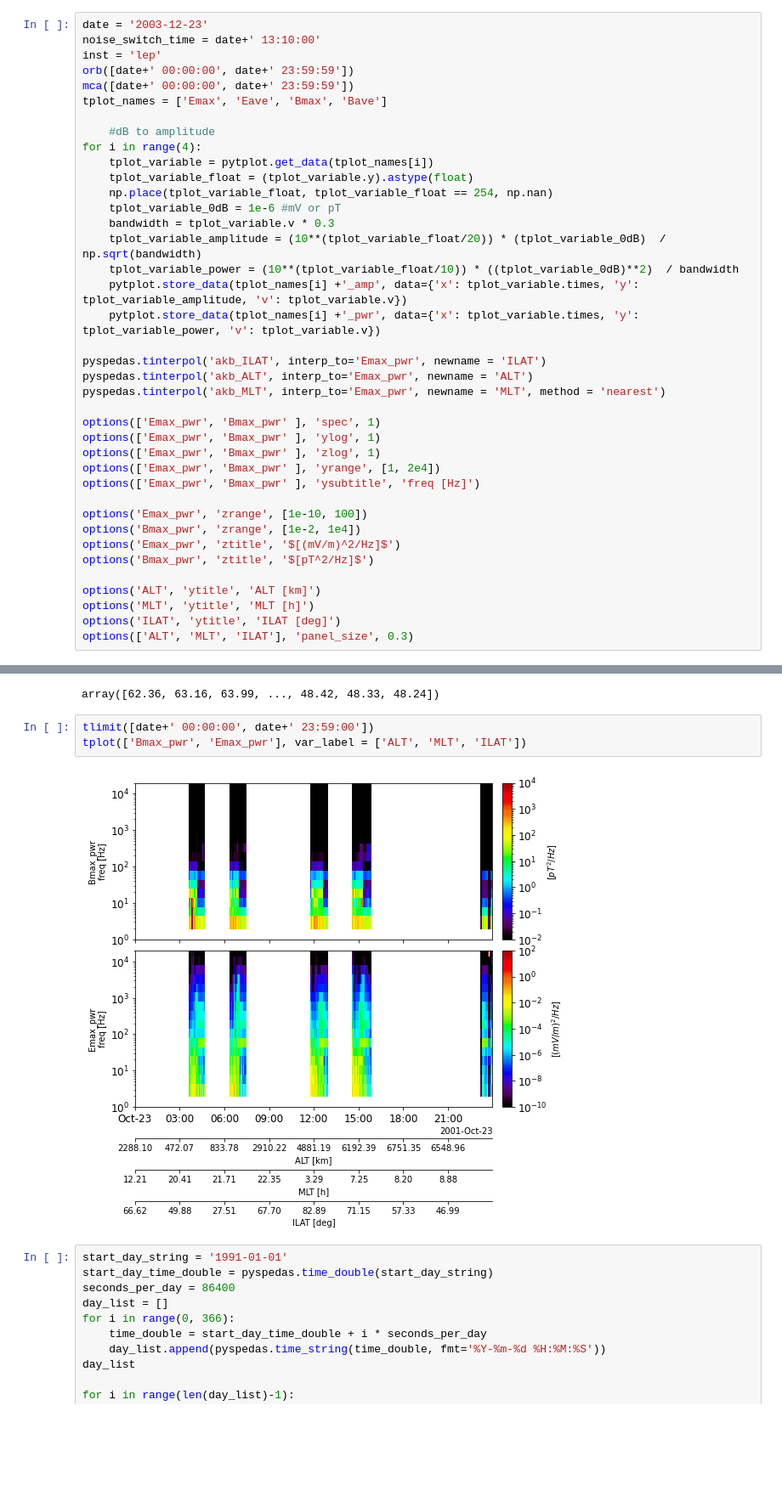
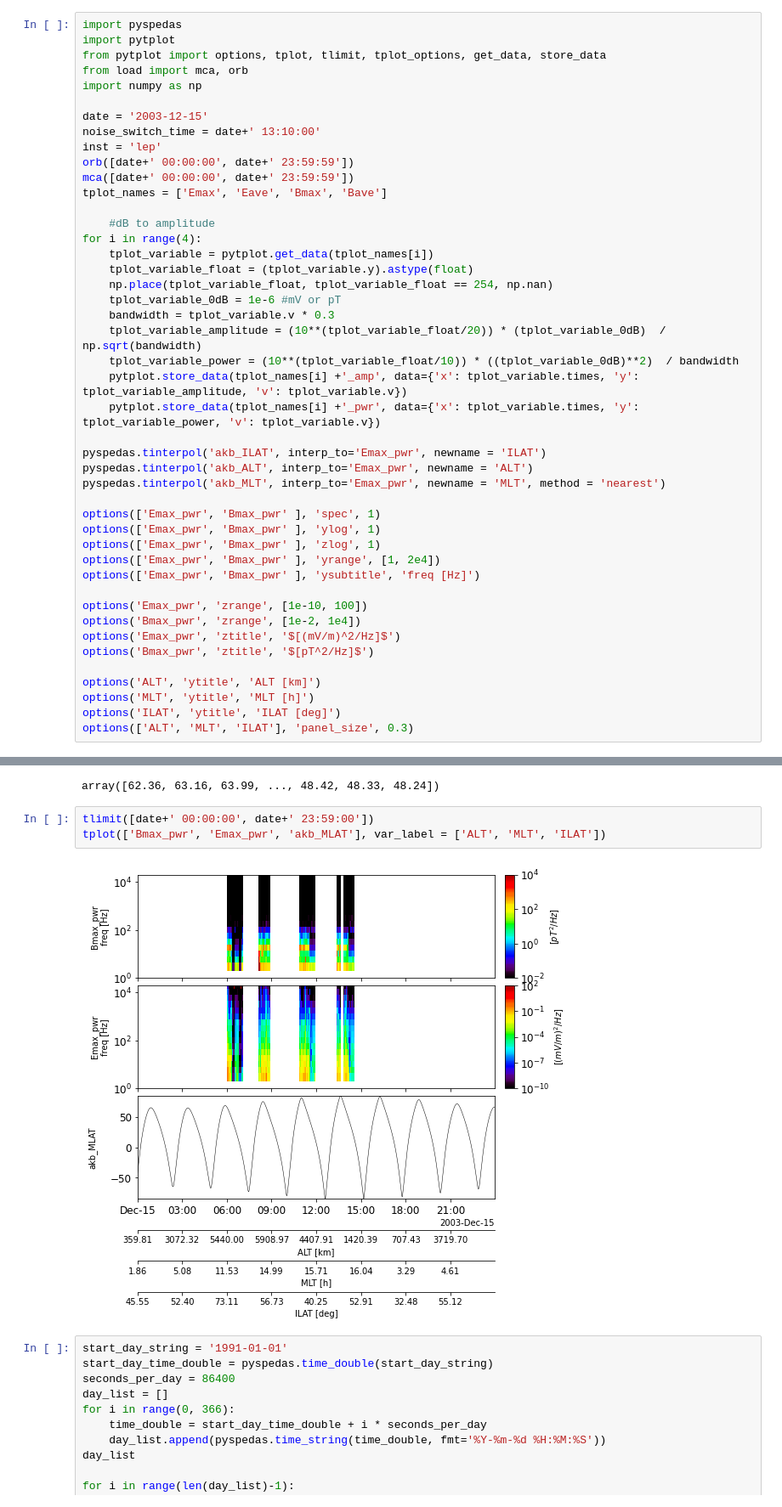
Before and after one commit to shuji-onosawa/Akebono_analysis_old, a Jupyter notebook: VLF_mca/Akebono_analysis.ipynb, the cells around one changed output, grey strips where cells are left out. Shown at 85% size. Drawn from its saved outputs; the diff is of its cells as text; blank space fills up the shorter version.

```diff
--- a/VLF_mca/Akebono_analysis.ipynb
+++ b/VLF_mca/Akebono_analysis.ipynb
@@ -7,5 +1,11 @@ import numpy as np
 # %%
-date = '2003-12-23'
+import pyspedas
+import pytplot
+from pytplot import options, tplot, tlimit, tplot_options, get_data, store_data
+from load import mca, orb
+import numpy as np
+
+date = '2003-12-15'
 noise_switch_time = date+' 13:10:00'
 inst = 'lep'
 orb([date+' 00:00:00', date+' 23:59:59'])
@@ -57,9 +57,9 @@ ILAT.y
 array([62.36, 63.16, 63.99, ..., 48.42, 48.33, 48.24])
 # %%
 tlimit([date+' 00:00:00', date+' 23:59:00'])
-tplot(['Bmax_pwr', 'Emax_pwr'], var_label = ['ALT', 'MLT', 'ILAT'])
+tplot(['Bmax_pwr', 'Emax_pwr', 'akb_MLAT'], var_label = ['ALT', 'MLT', 'ILAT'])
 # %% [output]
-[figure, old version]
+[figure, new version]
 # %%
 start_day_string = '1991-01-01'
 start_day_time_double = pyspedas.time_double(start_day_string)
```
Also changed, not shown: parts of 1 cell of this notebook, 3 other files.
